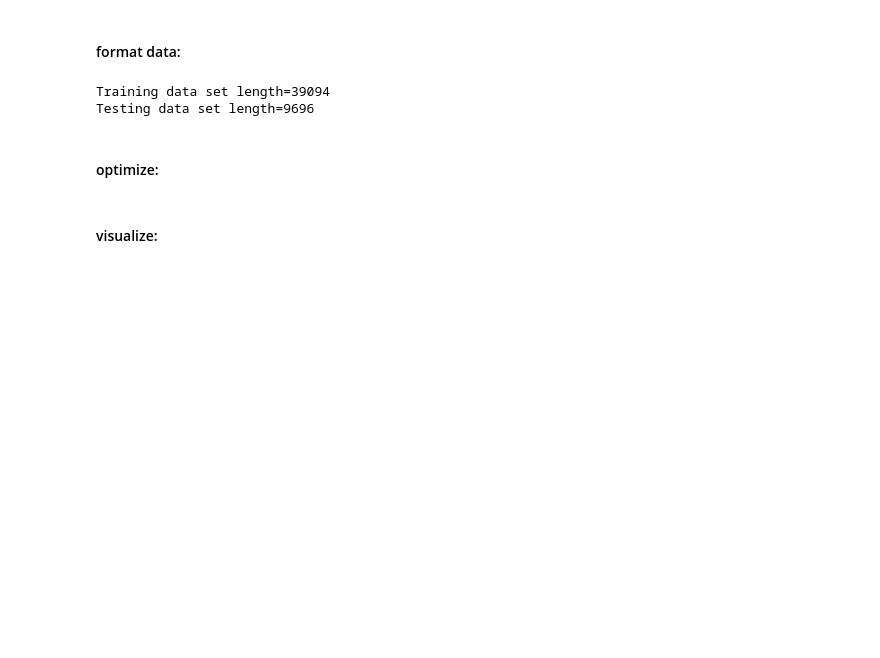
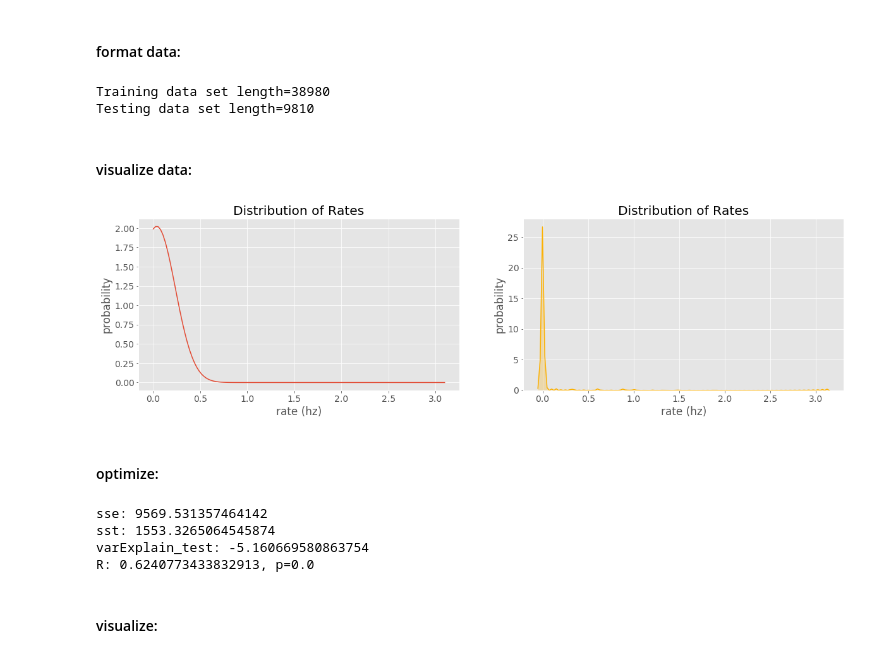
Before and after one commit to jncarpen/GLM-eb, a Jupyter notebook: GLM-eb.ipynb, the cells around one changed output. Cells and saved outputs as stored; diff of their text form; code cells hidden in the pictures; blank space fills up the shorter version.

Commit message:
visualize results

```diff
--- a/GLM-eb.ipynb
+++ b/GLM-eb.ipynb
@@ -17,5 +19,10 @@ import scipy.sparse as sps
 from pyglmnet import GLM, simulate_glm
 import scipy as sp
+# %%
+# visualization parameters
+plt.rcParams['figure.figsize'] = (16,8)
+plt.rc('axes', labelsize=12); plt.rc('axes', titlesize=14)
+plt.style.use('ggplot'); plt.rc('font', size=14);
 # %%
 # load & format data
 filepath = 'sampleData.mat'
@@ -215,7 +211,7 @@ g = glm(ST,P,hd)
 # prepare the data
 posgrid_raw,bins = g.pos_map(nbins=10)
 ebgrid_raw,bins = g.eb_map(nbins=10, rp=[75,75])
-smooth_fr = g.conv_spktrain()
+smooth_fr, raw_spktrn, filt, dt = g.conv_spktrain()
 posgrid,ebgrid,spiketrain = g.speed_threshold(posgrid_raw,ebgrid_raw,smooth_fr)
 df,expr = g.squish_statemat(posgrid,ebgrid)
 
@@ -231,10 +227,24 @@ w_0 = 1e-3*np.ones((n, )) # initial params
 b_0 = 1
 alpha = 0.001
 data,param = g.getDataParam(X,y,w_0,b_0);
-
-# w, b, hist = g.gradient_descent(X, y, w_0, b_0, alpha, 1000)
 # %% [output]
-Training data set length=39094
-Testing data set length=9696
+Training data set length=38980
+Testing data set length=9810
+# %% [markdown]
+#### visualize data:
+# %%
+fig, ax = plt.subplots(1, 2, figsize=(20, 5))
+_, bin_edges = np.histogram(y,120)
+ax[0].plot(bin_edges, scipy.stats.norm.pdf(bin_edges, loc=y.mean(), scale=y.std()))
+ax[0].set_title(r'Distribution of Rates')
+ax[0].set_xlabel('rate (hz)')
+ax[0].set_ylabel('probability')
+
+sns.kdeplot(y, color='#fcb103', bw=.017,shade=True)
+ax[1].set_title(r'Distribution of Rates')
+ax[1].set_xlabel('rate (hz)')
+ax[1].set_ylabel('probability');
+# %% [output]
+[figure, added]
 # %% [markdown]
 #### optimize:
@@ -243,2 +256,25 @@ res = g.bfgs(data,param);
+# %%
+# calculate predicted firing rate (y_hat)
+del fr_hat_test, smooth_fr_hat_test
+fr_hat_test = g.get_rate(X,res.x[1:],res.x[0])
+smooth_fr_hat_test = np.convolve(fr_hat_test, filt, mode='same')
+
+# compare between test fr and model fr
+sse = np.sum((smooth_fr_hat_test-y)**2);
+sst = sum((y-np.mean(y))**2);
+varExplain_test = 1-(sse/sst)
+r, pval_r = stats.pearsonr(y,smooth_fr_hat_test)
+# compute llh increase from "mean firing rate model" - NO SMOOTHING
+r = exp(test_A * param); n = test_spikes; meanFR_test = nanmean(test_spikes);
+
+print('sse: ' + str(sse))
+print('sst: ' + str(sst))
+print('varExplain_test: ' + str(varExplain_test))
+print('R: ' + str(r) + ', p=' + str(pval_r))
+# %% [output]
+sse: 9569.531357464142
+sst: 1553.3265064545874
+varExplain_test: -5.160669580863754
+R: 0.6240773433832913, p=0.0
 # %% [markdown]
 #### visualize:
```
Also changed, not shown: parts of 8 cells of this notebook.
